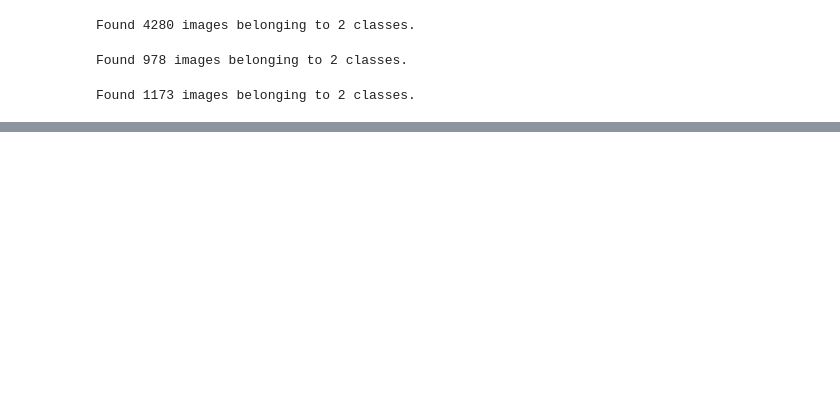
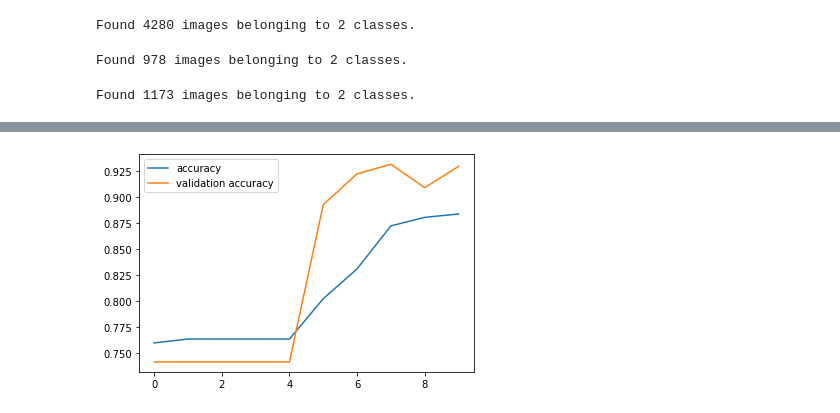
Before and after one commit to zpollats/NeuralNetworkXRayClassification, a Jupyter notebook: modeling_notebook.ipynb, the cells around one changed output, grey strips where cells are left out. Cells and saved outputs as stored; diff of their text form; code cells hidden in the pictures; blank space fills up the shorter version.

```diff
--- a/modeling_notebook.ipynb
+++ b/modeling_notebook.ipynb
@@ -113,0 +343,18 @@ Epoch 5/5
+# %%
+complex_cnn_model3 = models.Sequential()
+complex_cnn_model3.add(layers.Conv2D(64, (4, 4), activation='relu',
+                       input_shape=(150, 150, 1), kernel_regularizer=regularizers.l2(l=0.05)))
+complex_cnn_model3.add(layers.MaxPooling2D((2, 2)))
+complex_cnn_model3.add(layers.Conv2D(32, (3, 3), activation='relu',
+                                     kernel_regularizer=regularizers.l2(l=0.05)))
+complex_cnn_model3.add(layers.MaxPooling2D((2,2)))
+complex_cnn_model3.add(layers.Flatten())
+complex_cnn_model3.add(layers.Dense(16, activation='relu'))
+complex_cnn_model3.add(layers.Dropout(0.5))
+complex_cnn_model3.add(layers.Dense(1, activation='sigmoid'))
+
+complex_cnn_model3.compile(optimizer="adam",
+                          loss='binary_crossentropy',
+                          metrics=['accuracy', metrics.Recall()])
+
+complex_cnn_model3.summary()
@@ -113,0 +379,6 @@ Epoch 5/5
+# %%
+complex_cnn_history3 = complex_cnn_model3.fit(train_data,
+                                              train_labels,
+                                              batch_size=32,
+                                              epochs=10,
+                                              validation_data=(val_data, val_labels))
@@ -113,0 +403,7 @@ Epoch 5/5
+# %%
+fig, ax = plt.subplots()
+
+sns.lineplot(complex_cnn_history3.epoch, complex_cnn_history3.history['accuracy'], ax=ax, label='accuracy');
+sns.lineplot(complex_cnn_history3.epoch, complex_cnn_history3.history['val_accuracy'], ax=ax, label='validation accuracy');
+# %% [output]
+[figure, added]
```
Also changed, not shown: parts of 33 cells of this notebook.
